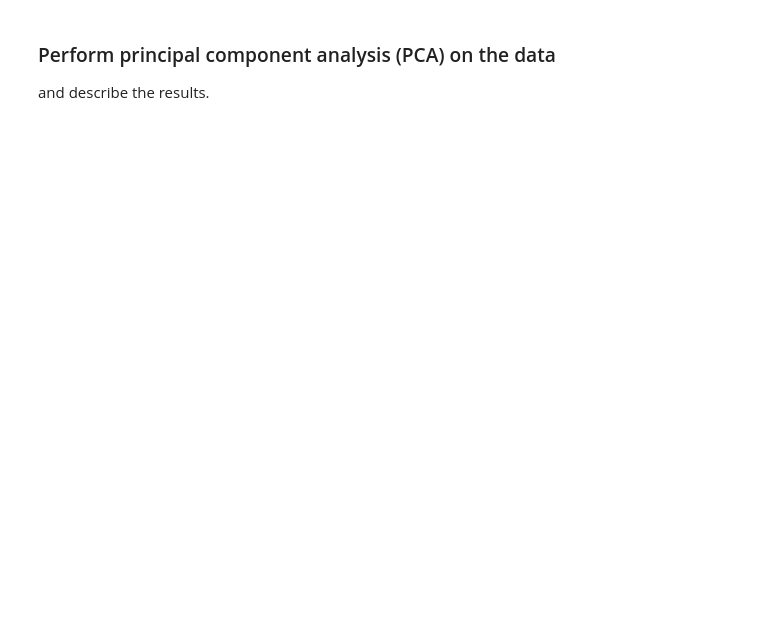
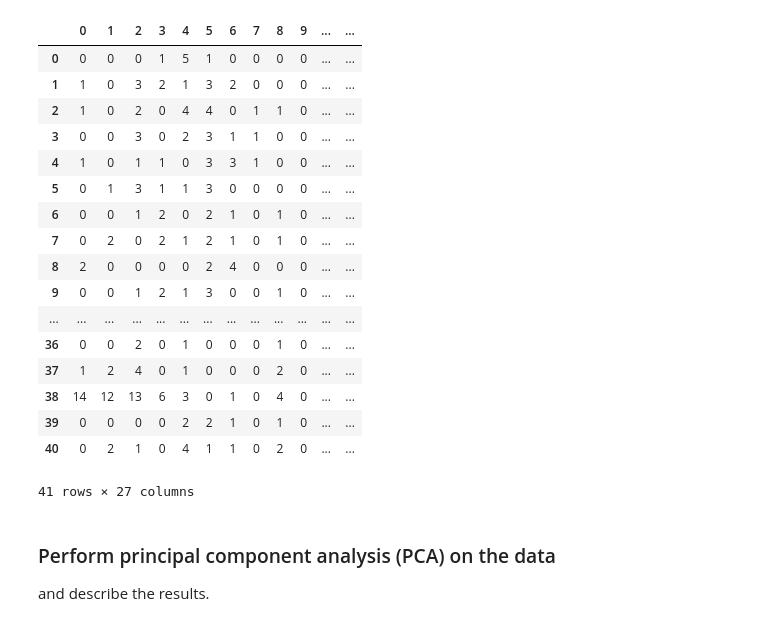
Before and after one commit to muznyahamed/sem7_Ml_assignment1, a Jupyter notebook: assignment2.ipynb, the cells around one changed output. Cells and saved outputs as stored; diff of their text form; code cells hidden in the pictures; blank space fills up the shorter version.

```diff
--- a/assignment2.ipynb
+++ b/assignment2.ipynb
@@ -1,21 +1,41 @@
 # %%
 import pandas as pd
 import matplotlib.pyplot as plt
 from sklearn.preprocessing import MinMaxScaler
 
 from sklearn.decomposition import PCA
 import scipy.io
 import numpy as np
 
 
 # Load the .mat file
 mat_file = scipy.io.loadmat('data2.mat')
 
 # Access the data in the file
 data = mat_file['DataMatrix'][()]
 df = pd.DataFrame(data)
 init_data= df
+init_data1= df
 df.drop(df.columns[27], axis=1)
+# %% [output]
+|  | 0 | 1 | 2 | 3 | 4 | 5 | 6 | 7 | 8 | 9 | ... | ... |
+| 0 | 0 | 0 | 0 | 1 | 5 | 1 | 0 | 0 | 0 | 0 | ... | ... |
+| 1 | 1 | 0 | 3 | 2 | 1 | 3 | 2 | 0 | 0 | 0 | ... | ... |
+| 2 | 1 | 0 | 2 | 0 | 4 | 4 | 0 | 1 | 1 | 0 | ... | ... |
+| 3 | 0 | 0 | 3 | 0 | 2 | 3 | 1 | 1 | 0 | 0 | ... | ... |
+| 4 | 1 | 0 | 1 | 1 | 0 | 3 | 3 | 1 | 0 | 0 | ... | ... |
+| 5 | 0 | 1 | 3 | 1 | 1 | 3 | 0 | 0 | 0 | 0 | ... | ... |
+| 6 | 0 | 0 | 1 | 2 | 0 | 2 | 1 | 0 | 1 | 0 | ... | ... |
+| 7 | 0 | 2 | 0 | 2 | 1 | 2 | 1 | 0 | 1 | 0 | ... | ... |
+| 8 | 2 | 0 | 0 | 0 | 0 | 2 | 4 | 0 | 0 | 0 | ... | ... |
+| 9 | 0 | 0 | 1 | 2 | 1 | 3 | 0 | 0 | 1 | 0 | ... | ... |
+| ... | ... | ... | ... | ... | ... | ... | ... | ... | ... | ... | ... | ... |
+| 36 | 0 | 0 | 2 | 0 | 1 | 0 | 0 | 0 | 1 | 0 | ... | ... |
+| 37 | 1 | 2 | 4 | 0 | 1 | 0 | 0 | 0 | 2 | 0 | ... | ... |
+| 38 | 14 | 12 | 13 | 6 | 3 | 0 | 1 | 0 | 4 | 0 | ... | ... |
+| 39 | 0 | 0 | 0 | 0 | 2 | 2 | 1 | 0 | 1 | 0 | ... | ... |
+| 40 | 0 | 2 | 1 | 0 | 4 | 1 | 1 | 0 | 2 | 0 | ... | ... |
+41 rows × 27 columns
 # %% [markdown]
 ### Perform principal component analysis (PCA) on the data
 and describe the results.
```
Also changed, not shown: parts of 26 cells of this notebook.
